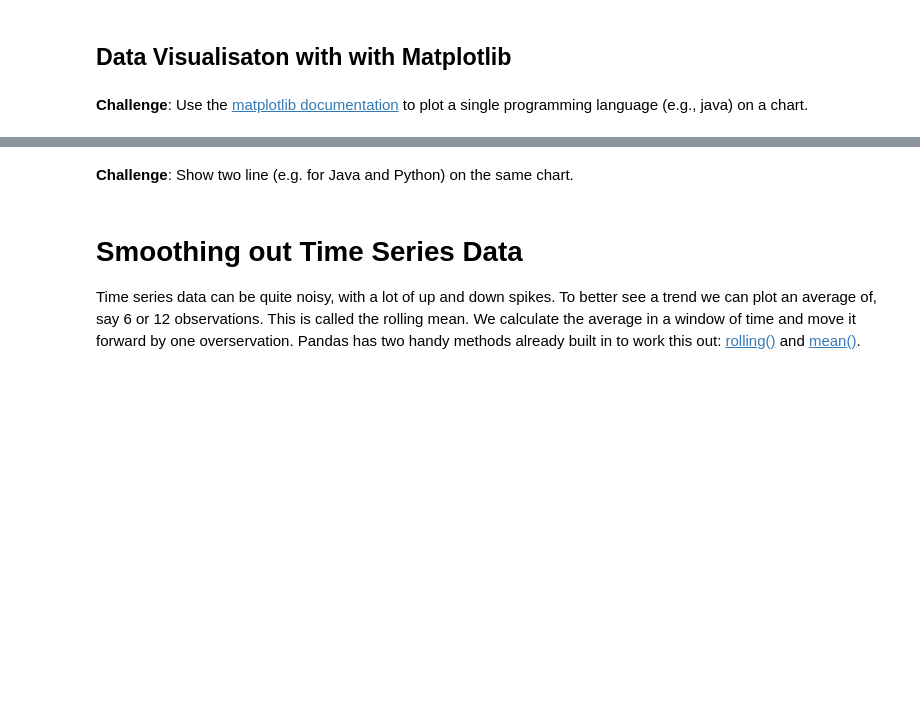
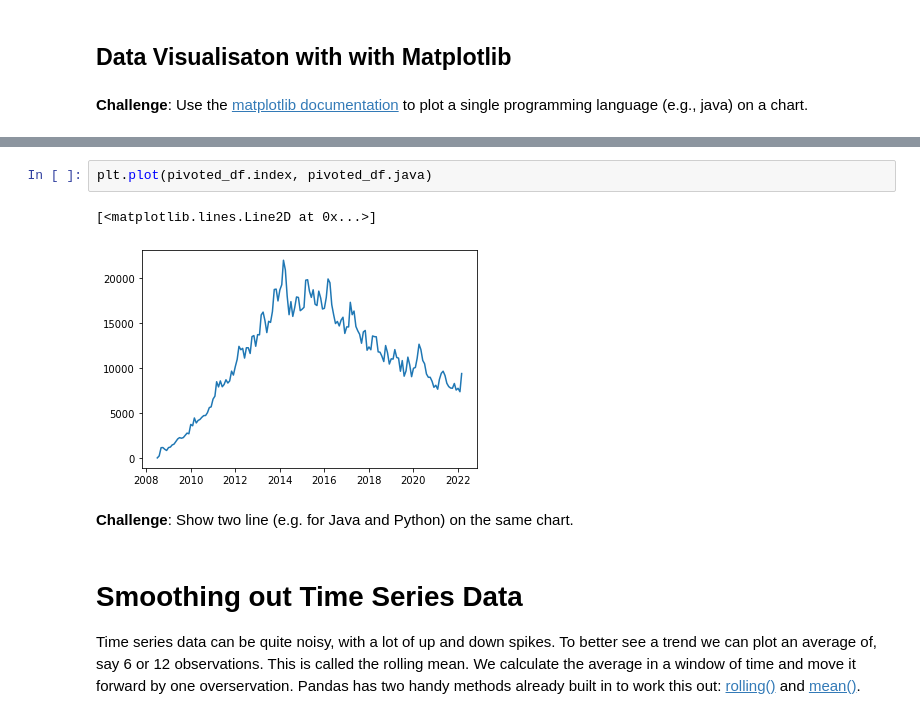
Before and after one commit to halilcodes/programming-langs-stats, a Jupyter notebook: Programming_Languages_(start).ipynb, the cells around one changed output, grey strips where cells are left out. Cells and saved outputs as stored; diff of their text form; blank space fills up the shorter version.

Commit message:
finish Matplotlib Intro

```diff
--- a/Programming_Languages_(start).ipynb
+++ b/Programming_Languages_(start).ipynb
@@ -220,3 +247,8 @@ pivoted_df.head()
+# %%
+plt.plot(pivoted_df.index, pivoted_df.java)
+# %% [output]
+[<matplotlib.lines.Line2D at 0x...>]
+[figure, added]
 # %% [markdown]
 **Challenge**: Show two line (e.g. for Java and Python) on the same chart.
 # %% [markdown]
```
Also changed, not shown: parts of 3 cells of this notebook.
